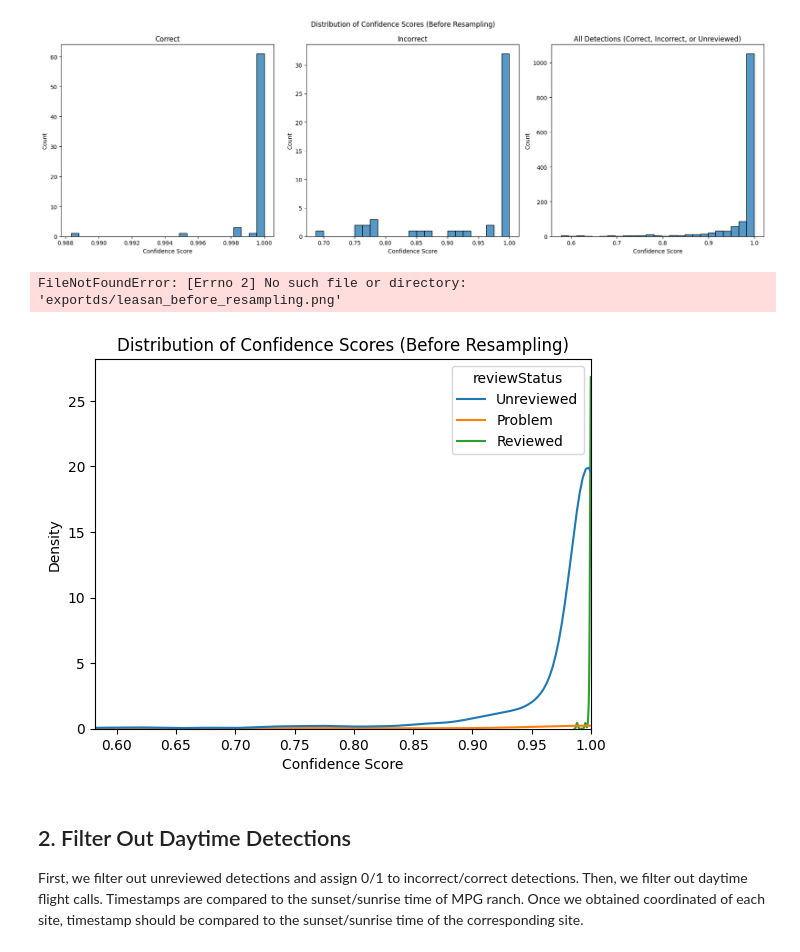
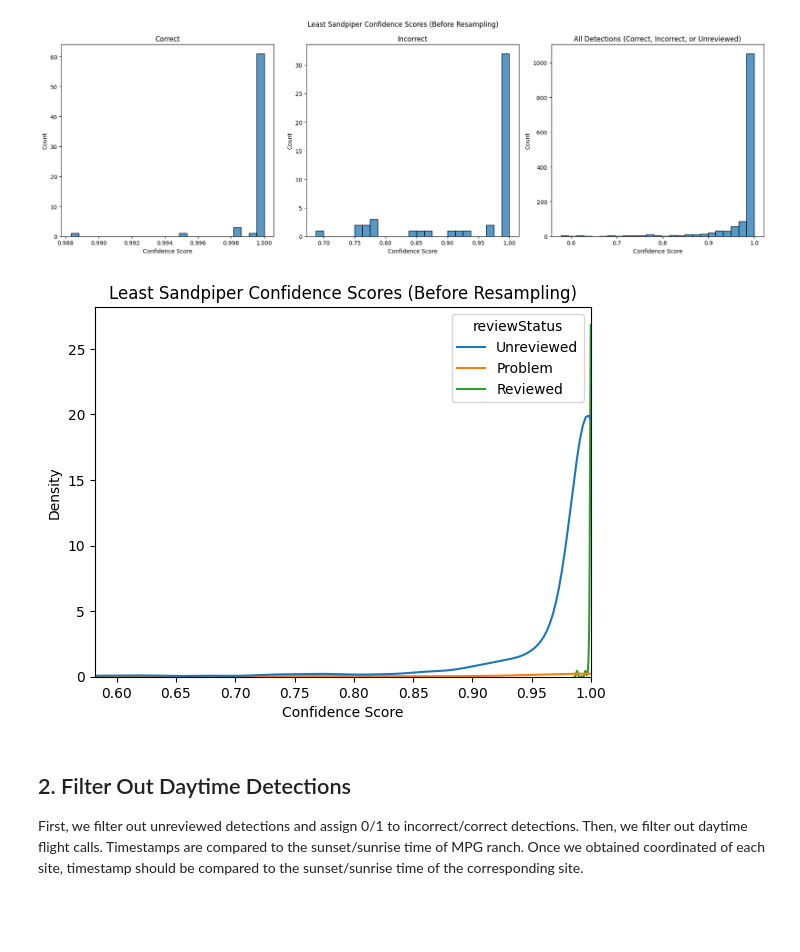
Before and after one commit to eshlei/montana-shorebirds, a Jupyter notebook: mpg.ipynb, the cells around one changed output. Drawn from its saved outputs; the diff is of its cells as text; code cells hidden in the pictures; blank space fills up the shorter version.

```diff
--- a/mpg.ipynb
+++ b/mpg.ipynb
@@ -62,13 +62,12 @@ Name: count, dtype: int64
 [figure]
 # %%
 sns.kdeplot(df, x='confidenceScore', hue='reviewStatus')
-plt.title('Distribution of Confidence Scores (Before Resampling)')
+plt.title(f'{common_names[taxon]} Confidence Scores (Before Resampling)')
 plt.xlabel('Confidence Score')
 plt.xlim(df['confidenceScore'].quantile(1e-3), 1)
 plt.savefig(f'exports/{taxon}_before_resampling.png')
 # %% [output]
-FileNotFoundError: [Errno 2] No such file or directory: 'exportds/leasan_before_resampling.png'
-[figure, old version]
+[figure, new version]
 # %% [markdown]
 ## 2. Filter Out Daytime Detections
 First, we filter out unreviewed detections and assign 0/1 to incorrect/correct detections. Then, we filter out daytime flight calls. Timestamps are compared to the sunset/sunrise time of MPG ranch. Once we obtained coordinated of each site, timestamp should be compared to the sunset/sunrise time of the corresponding site.
```
Also changed, not shown: parts of 5 cells of this notebook.
